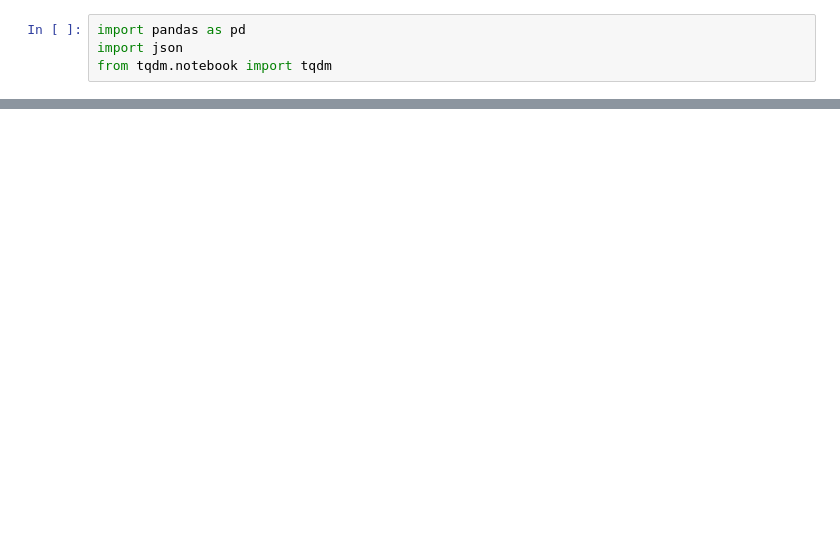
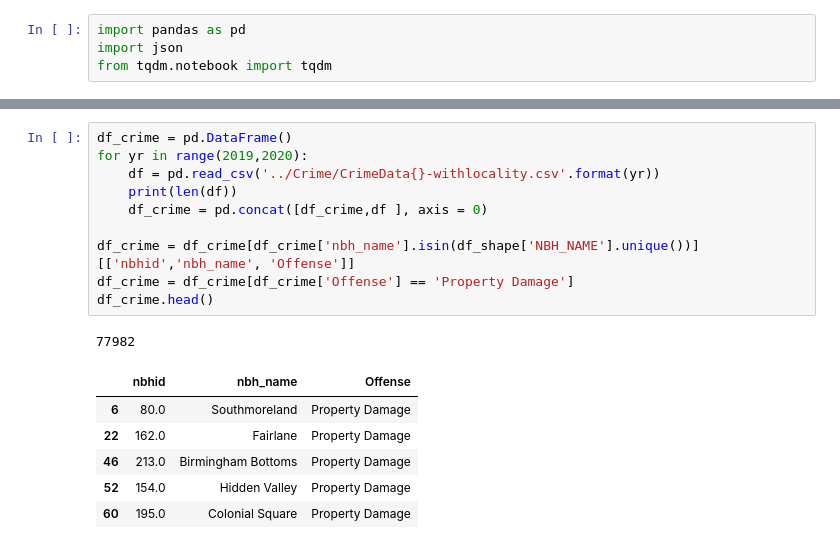
Before and after one commit to duyhho/NSFSCC-Python, a Jupyter notebook: 311/Neighborhood Profiles.ipynb, the cells around one changed output, grey strips where cells are left out. Drawn from its saved outputs; the diff is of its cells as text; blank space fills up the shorter version.

```diff
--- a/311/Neighborhood Profiles.ipynb
+++ b/311/Neighborhood Profiles.ipynb
@@ -21,0 +132,18 @@ Index(['CASE ID', 'SOURCE', 'DEPARTMENT', 'WORK GROUP', 'REQUEST TYPE',
+# %%
+df_crime = pd.DataFrame()
+for yr in range(2019,2020):
+    df = pd.read_csv('../Crime/CrimeData{}-withlocality.csv'.format(yr))
+    print(len(df))
+    df_crime = pd.concat([df_crime,df ], axis = 0)
+
+df_crime = df_crime[df_crime['nbh_name'].isin(df_shape['NBH_NAME'].unique())][['nbhid','nbh_name', 'Offense']]
+df_crime = df_crime[df_crime['Offense'] == 'Property Damage']
+df_crime.head()
+# %% [output]
+77982
+|  | nbhid | nbh_name | Offense |
+| 6 | 80.0 | Southmoreland | Property Damage |
+| 22 | 162.0 | Fairlane | Property Damage |
+| 46 | 213.0 | Birmingham Bottoms | Property Damage |
+| 52 | 154.0 | Hidden Valley | Property Damage |
+| 60 | 195.0 | Colonial Square | Property Damage |
```
Also changed, not shown: parts of 22 cells of this notebook, 6 other files.
